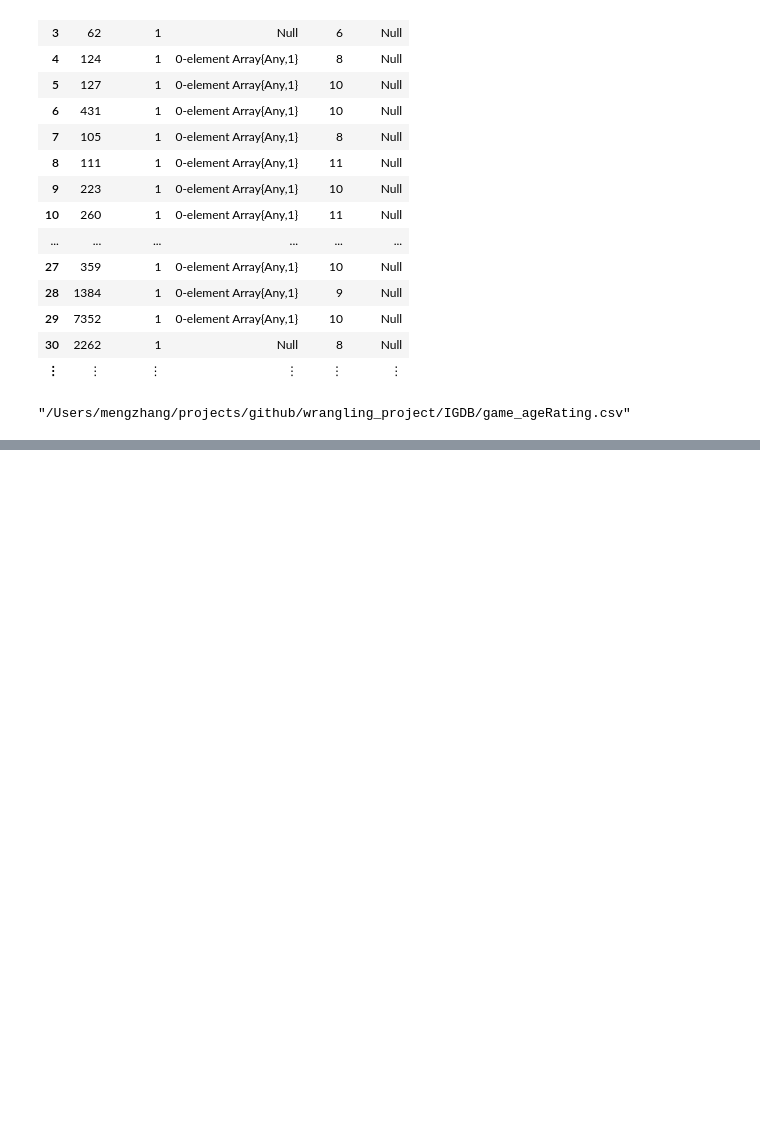
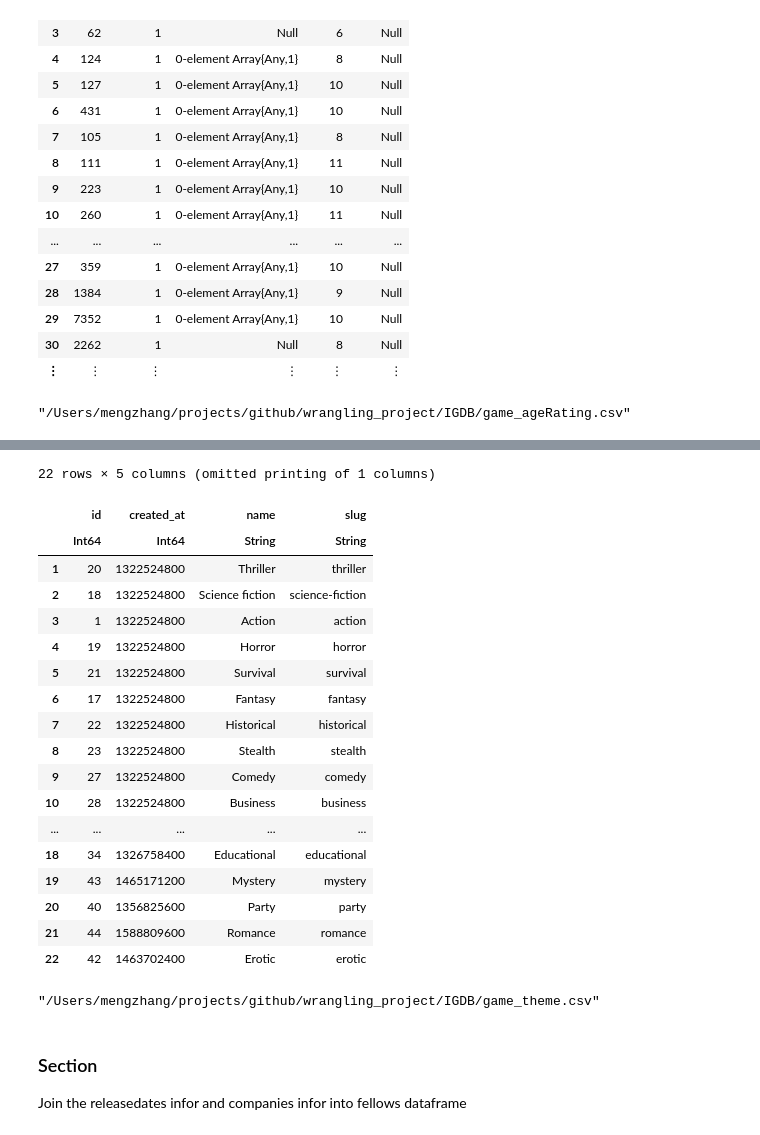
Before and after one commit to DataScience-2020/Data422-project, a Jupyter notebook: IGDB/IGDB_games_infor_follows.ipynb, the cells around one changed output, grey strips where cells are left out. Drawn from its saved outputs; the diff is of its cells as text; code cells hidden in the pictures; blank space fills up the shorter version.

```diff
--- a/IGDB/IGDB_games_infor_follows.ipynb
+++ b/IGDB/IGDB_games_infor_follows.ipynb
@@ -942,0 +1235,3 @@ CSV.write("/Users/mengzhang/projects/github/wrangling_project/IGDB/game_ageRatin
+# %%
+# Read the web body information into JSON format
+theme = JSON2.read(IOBuffer(theme.body))
@@ -942,0 +1256,8 @@ CSV.write("/Users/mengzhang/projects/github/wrangling_project/IGDB/game_ageRatin
+# %%
+# Define the features we want to generate
+features_theme = [:id,
+    :created_at,
+    :name,
+    :slug,
+    :updated_at
+    ]
@@ -942,0 +1271,2 @@ CSV.write("/Users/mengzhang/projects/github/wrangling_project/IGDB/game_ageRatin
+# %%
+all_theme = [get_this.(theme,column_name) for column_name in features_theme]
@@ -942,0 +1280,7 @@ CSV.write("/Users/mengzhang/projects/github/wrangling_project/IGDB/game_ageRatin
+# %%
+theme_infor = DataFrame()
+theme_infor.id = all_theme[1]
+theme_infor.created_at = all_theme[2]
+theme_infor.name = all_theme[3]
+theme_infor.slug = all_theme[4]
+theme_infor.updated_at = all_theme[5]
@@ -942,0 +1305,29 @@ CSV.write("/Users/mengzhang/projects/github/wrangling_project/IGDB/game_ageRatin
+# %%
+theme_infor
+# %% [output]
+22 rows × 5 columns (omitted printing of 1 columns)
+|  | id | created_at | name | slug |
+|  | Int64 | Int64 | String | String |
+| 1 | 20 | 1322524800 | Thriller | thriller |
+| 2 | 18 | 1322524800 | Science fiction | science-fiction |
+| 3 | 1 | 1322524800 | Action | action |
+| 4 | 19 | 1322524800 | Horror | horror |
+| 5 | 21 | 1322524800 | Survival | survival |
+| 6 | 17 | 1322524800 | Fantasy | fantasy |
+| 7 | 22 | 1322524800 | Historical | historical |
+| 8 | 23 | 1322524800 | Stealth | stealth |
+| 9 | 27 | 1322524800 | Comedy | comedy |
+| 10 | 28 | 1322524800 | Business | business |
+| ... | ... | ... | ... | ... |
+| 18 | 34 | 1326758400 | Educational | educational |
+| 19 | 43 | 1465171200 | Mystery | mystery |
+| 20 | 40 | 1356825600 | Party | party |
+| 21 | 44 | 1588809600 | Romance | romance |
+| 22 | 42 | 1463702400 | Erotic | erotic |
+# %%
+CSV.write("/Users/mengzhang/projects/github/wrangling_project/IGDB/game_theme.csv", theme_infor)
+# %% [output]
+"/Users/mengzhang/projects/github/wrangling_project/IGDB/game_theme.csv"
+# %% [markdown]
+### Section
+Join the releasedates infor and companies infor into fellows dataframe
```
Also changed, not shown: parts of 28 cells of this notebook, 3 other files.
